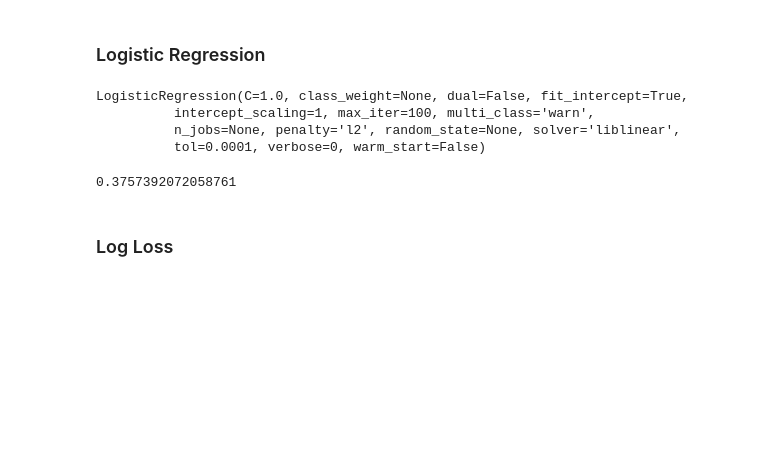
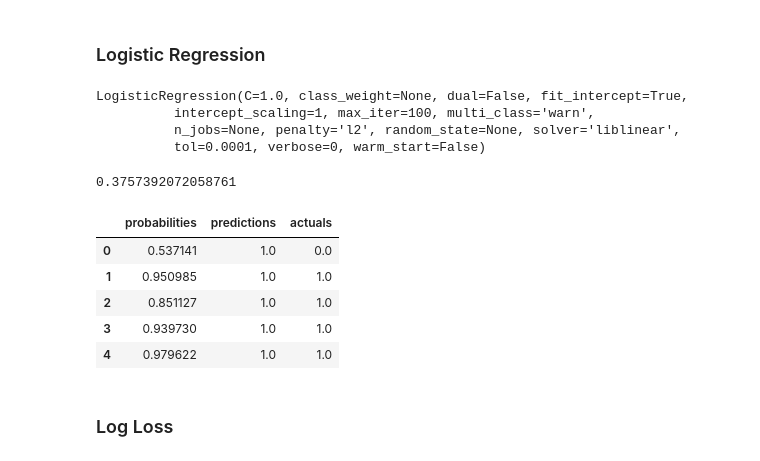
Before and after one commit to GiuliettaR/customer_retention_model, a Jupyter notebook: customer_churn-Copy1.ipynb, the cells around one changed output. Saved outputs shown, nothing was run; the diff lists cells and outputs as text; code cells hidden in the pictures; blank space fills up the shorter version.

```diff
--- a/customer_churn-Copy1.ipynb
+++ b/customer_churn-Copy1.ipynb
@@ -387,3 +392,17 @@ log_loss(y_test, log_reg.predict_proba(X_test)[:, 1])
+# %%
+threshold = 0.5
+model_results = pd.DataFrame(np.column_stack((test_probas,
+                                              test_probas >= threshold,
+                                              y_test)))
+model_results.columns = ['probabilities','predictions','actuals']
+model_results.head()
+# %% [output]
+|  | probabilities | predictions | actuals |
+| 0 | 0.537141 | 1.0 | 0.0 |
+| 1 | 0.950985 | 1.0 | 1.0 |
+| 2 | 0.851127 | 1.0 | 1.0 |
+| 3 | 0.939730 | 1.0 | 1.0 |
+| 4 | 0.979622 | 1.0 | 1.0 |
 # %% [markdown]
 ### Log Loss
 # %%
```
Also changed, not shown: parts of 15 cells of this notebook.
